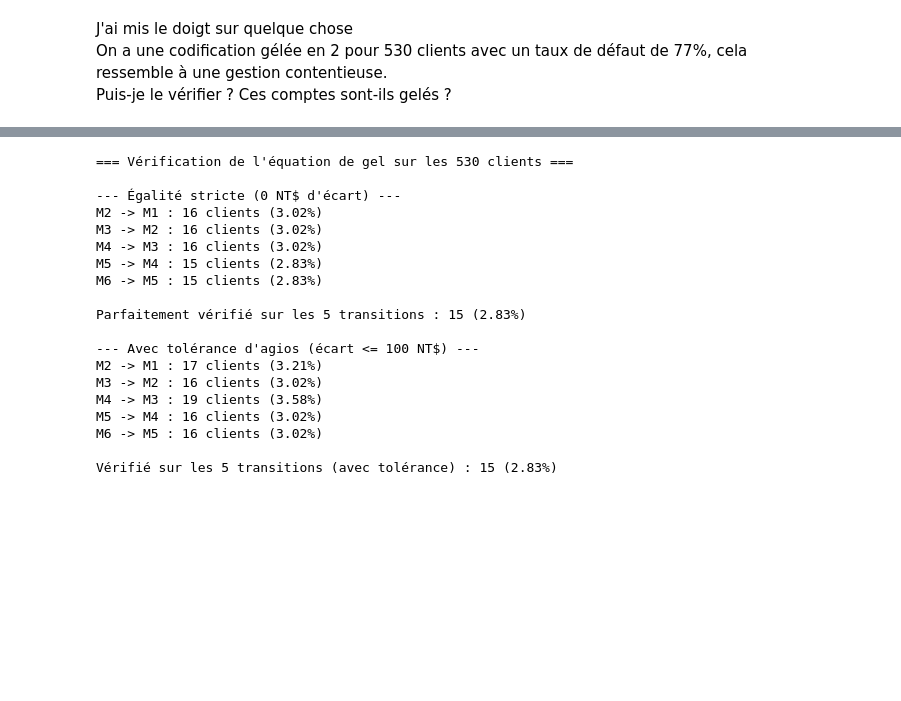
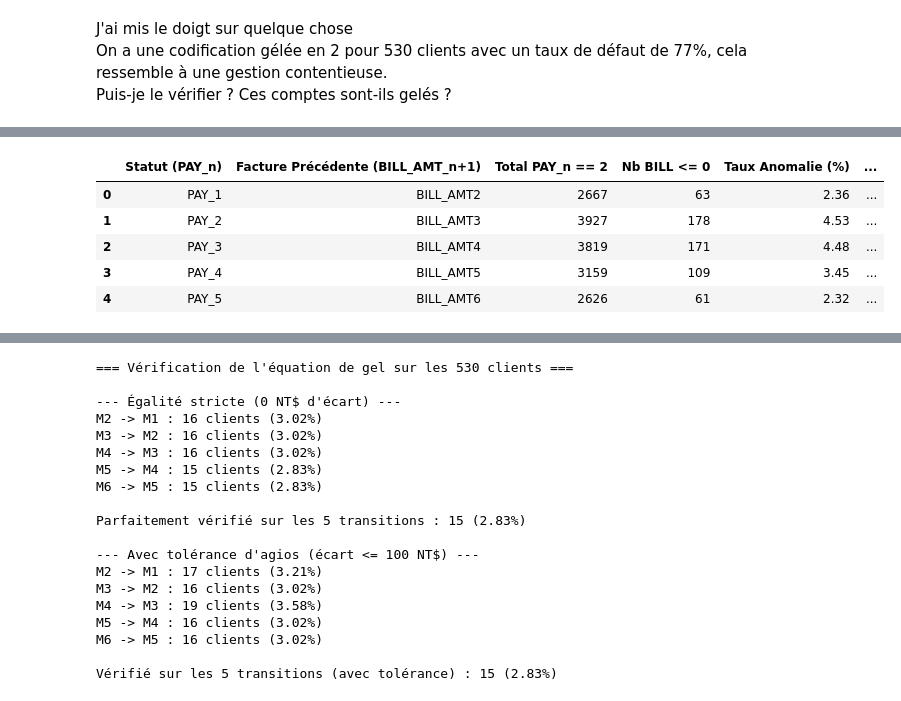
Before and after one commit to johan-mac-59/RiskLens_ML, a Jupyter notebook: src/05_01_EDA_lab.ipynb, the cells around one changed output, grey strips where cells are left out. Saved outputs shown, nothing was run; the diff lists cells and outputs as text; code cells hidden in the pictures; blank space fills up the shorter version.

```diff
--- a/src/05_01_EDA_lab.ipynb
+++ b/src/05_01_EDA_lab.ipynb
@@ -4423,0 +4659,53 @@ Puis-je le vérifier ? Ces comptes sont-ils gelés ?
+# %%
+import pandas as pd
+
+# Définition des paires (PAY_n, BILL_AMT_{n+1})
+pairs = [
+    ('PAY_1', 'BILL_AMT2'),
+    ('PAY_2', 'BILL_AMT3'),
+    ('PAY_3', 'BILL_AMT4'),
+    ('PAY_4', 'BILL_AMT5'),
+    ('PAY_5', 'BILL_AMT6'),
+]
+
+results = []
+
+for pay_col, bill_next_col in pairs:
+    if pay_col in df.columns and bill_next_col in df.columns:
+        # Population de base : PAY_n == 2
+        mask_pay2 = df[pay_col] == 2
+        total_pay2 = mask_pay2.sum()
+
+        # Sous-population : PAY_n == 2 ET BILL_AMT_{n+1} <= 0
+        mask_anomaly = mask_pay2 & (df[bill_next_col] <= 0)
+        nb_anomaly = mask_anomaly.sum()
+
+        taux_anomaly = (nb_anomaly / total_pay2 * 100) if total_pay2 > 0 else 0
+
+        # Taux de défaut (dpnm) sur ces cas d'anomalie
+        taux_defaut = (
+            df.loc[mask_anomaly, 'dpnm'].mean() * 100
+            if 'dpnm' in df.columns and nb_anomaly > 0
+            else None
+        )
+
+        results.append({
+            'Statut (PAY_n)': pay_col,
+            'Facture Précédente (BILL_AMT_n+1)': bill_next_col,
+            'Total PAY_n == 2': total_pay2,
+            'Nb BILL <= 0': nb_anomaly,
+            'Taux Anomalie (%)': round(taux_anomaly, 2),
+            'Taux Défaut dpnm (%)': (
+                round(taux_defaut, 2) if taux_defaut is not None else 'N/A'
+            ),
+        })
+
+df_res = pd.DataFrame(results)
+display(df_res)
+# %% [output]
+|  | Statut (PAY_n) | Facture Précédente (BILL_AMT_n+1) | Total PAY_n == 2 | Nb BILL <= 0 | Taux Anomalie (%) | ... |
+| 0 | PAY_1 | BILL_AMT2 | 2667 | 63 | 2.36 | ... |
+| 1 | PAY_2 | BILL_AMT3 | 3927 | 178 | 4.53 | ... |
+| 2 | PAY_3 | BILL_AMT4 | 3819 | 171 | 4.48 | ... |
+| 3 | PAY_4 | BILL_AMT5 | 3159 | 109 | 3.45 | ... |
+| 4 | PAY_5 | BILL_AMT6 | 2626 | 61 | 2.32 | ... |
```
Also changed, not shown: parts of 27 cells of this notebook.
